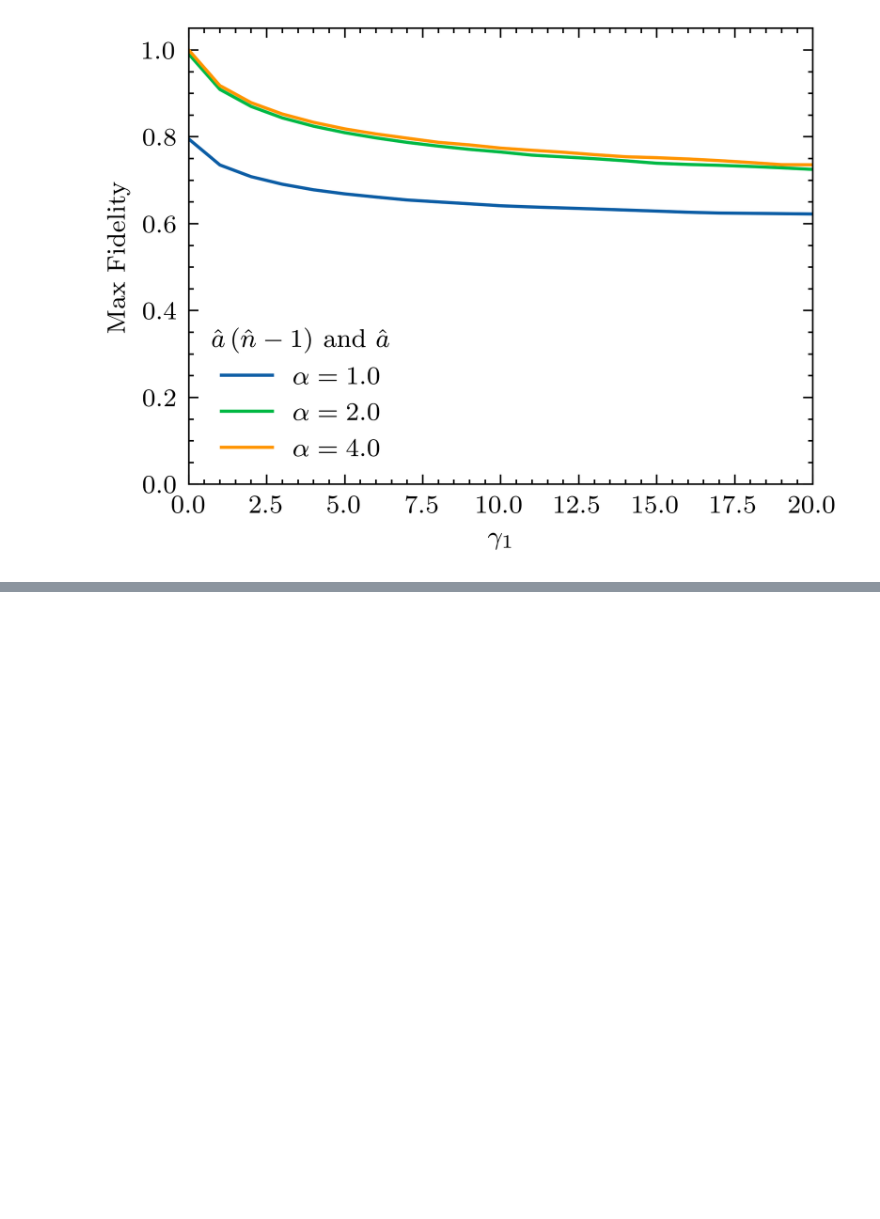
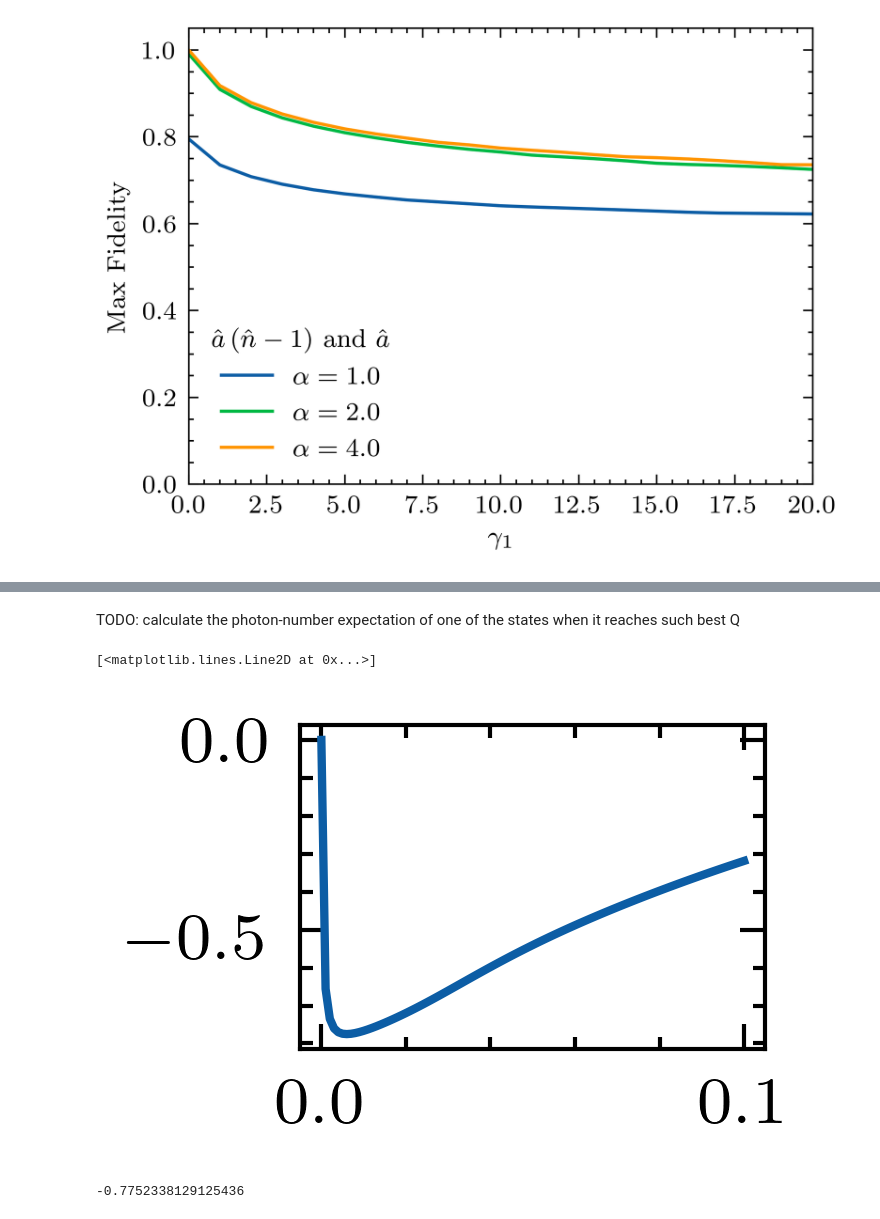
Before and after one commit to mtqoi/Thesis, a Jupyter notebook: Images/phog/PhoG_single_mode_model_graphs_(section_3).ipynb, the cells around one changed output, grey strips where cells are left out. Cells and saved outputs as stored; diff of their text form; code cells hidden in the pictures; blank space fills up the shorter version.

```diff
--- a/Images/phog/PhoG_single_mode_model_graphs_(section_3).ipynb
+++ b/Images/phog/PhoG_single_mode_model_graphs_(section_3).ipynb
@@ -695,0 +983,15 @@ fig.savefig("max_fidelities_vs_gamma1_ncl1_and_a.png", dpi=300)
+# %% [markdown]
+TODO: calculate the photon-number expectation of one of the states when it reaches such best Q
+# %%
+mystates = ncl_decay(3.0, 15.0)
+# %%
+fig, ax = plt.subplots(figsize=(1, 1/1.4))
+
+ax.plot(tlist, mandelQ(mystates))
+# %% [output]
+[<matplotlib.lines.Line2D at 0x...>]
+[figure, added]
+# %%
+min(mandelQ(mystates))
+# %% [output]
+-0.7752338129125436
```
Also changed, not shown: parts of 44 cells of this notebook, 5 other files.
